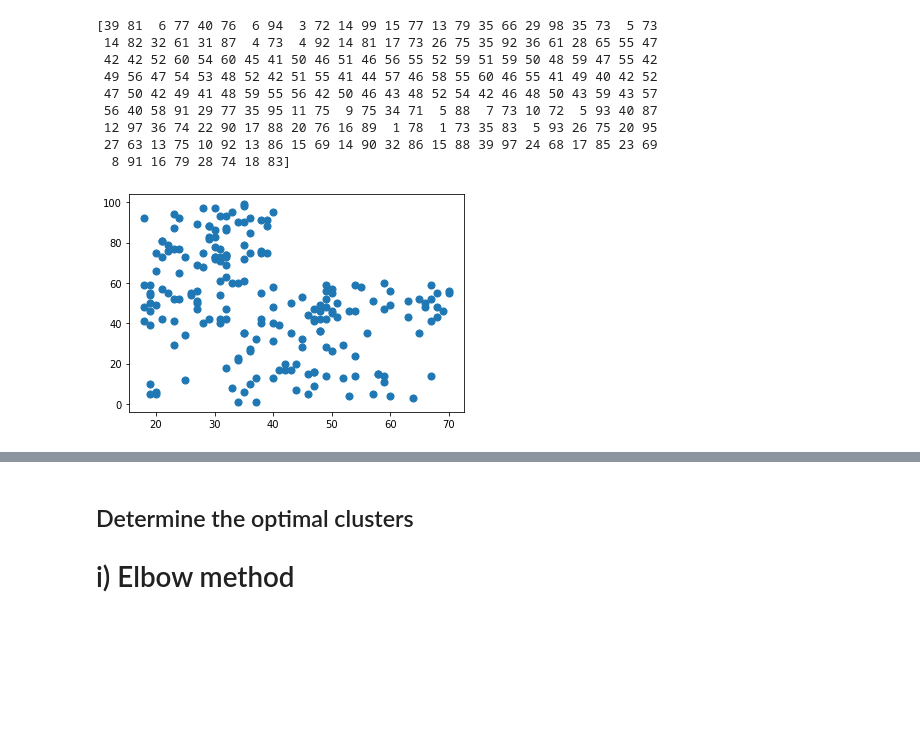
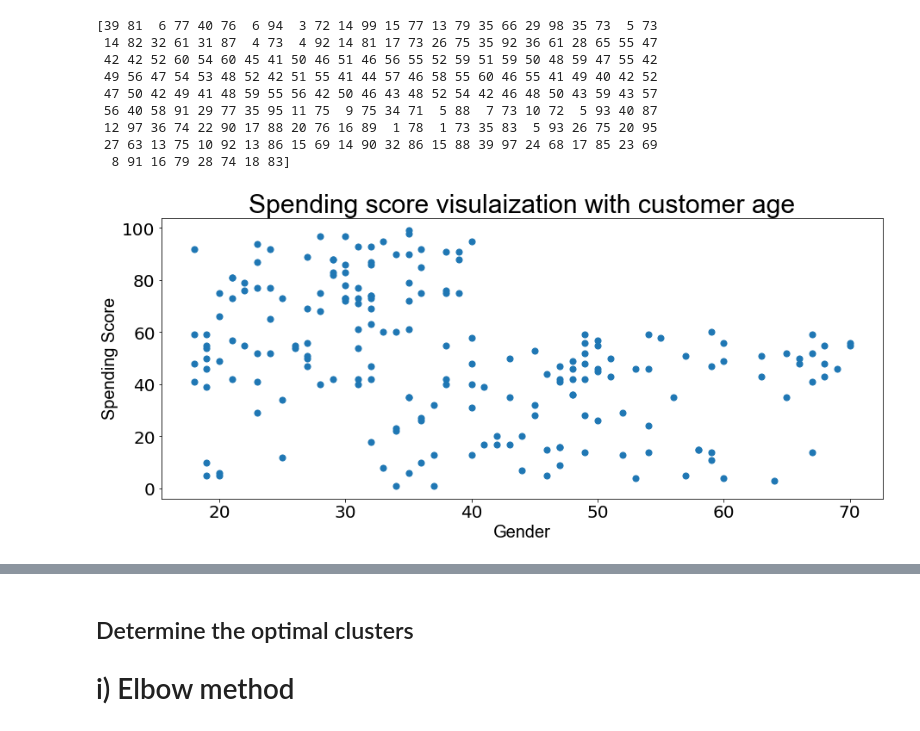
Before and after one commit to shivaayy/ML_PROJECT, a Jupyter notebook: customer_segmentation.ipynb, the cells around one changed output, grey strips where cells are left out. Cells and saved outputs as stored; diff of their text form; code cells hidden in the pictures; blank space fills up the shorter version.

```diff
--- a/customer_segmentation.ipynb
+++ b/customer_segmentation.ipynb
@@ -91,10 +93,15 @@ print(np.array(dataset["Spending Score (1-100)"]))
  12 97 36 74 22 90 17 88 20 76 16 89  1 78  1 73 35 83  5 93 26 75 20 95
  27 63 13 75 10 92 13 86 15 69 14 90 32 86 15 88 39 97 24 68 17 85 23 69
   8 91 16 79 28 74 18 83]
-# %%
-plt.scatter(np.array(dataset["Age"]),np.array(dataset["Spending Score (1-100)"]),s=50)
-plt.show()
-# %% [output]
-[figure, removed]
+# %%
+plt.scatter(np.array(dataset["Age"]),np.array(dataset["Spending Score (1-100)"]),s=50)
+plt.title("Spending score visulaization with customer age",family="Arial",fontsize=30,color="black")
+plt.xlabel("Gender",family="Arial",fontsize=20,color="black")
+plt.ylabel("Spending Score",family="Arial",fontsize=20,color="black")
+plt.xticks(fontsize=20,color="black")
+plt.yticks(fontsize=20,color="black")
+plt.show()
+# %% [output]
+[figure, added]
 # %%
 plt.scatter(np.array(dataset["Annual Income (k$)"]),np.array(dataset["Spending Score (1-100)"]),s=50)
```
Also changed, not shown: parts of 22 cells of this notebook.
